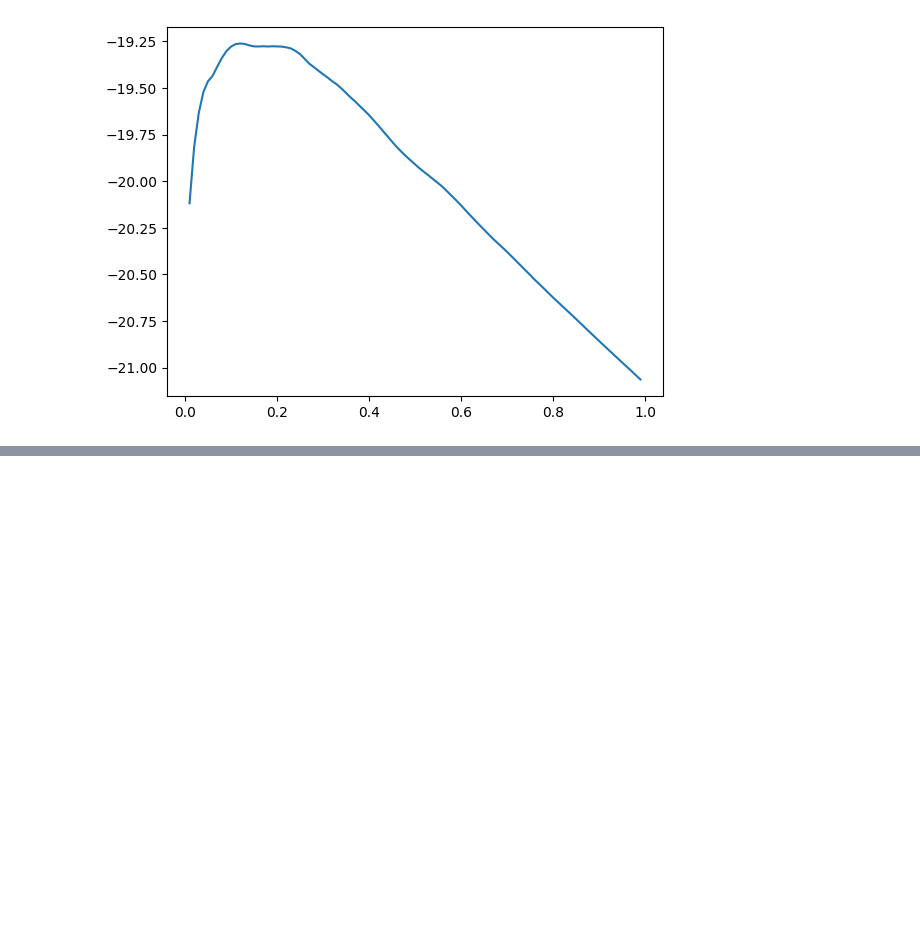
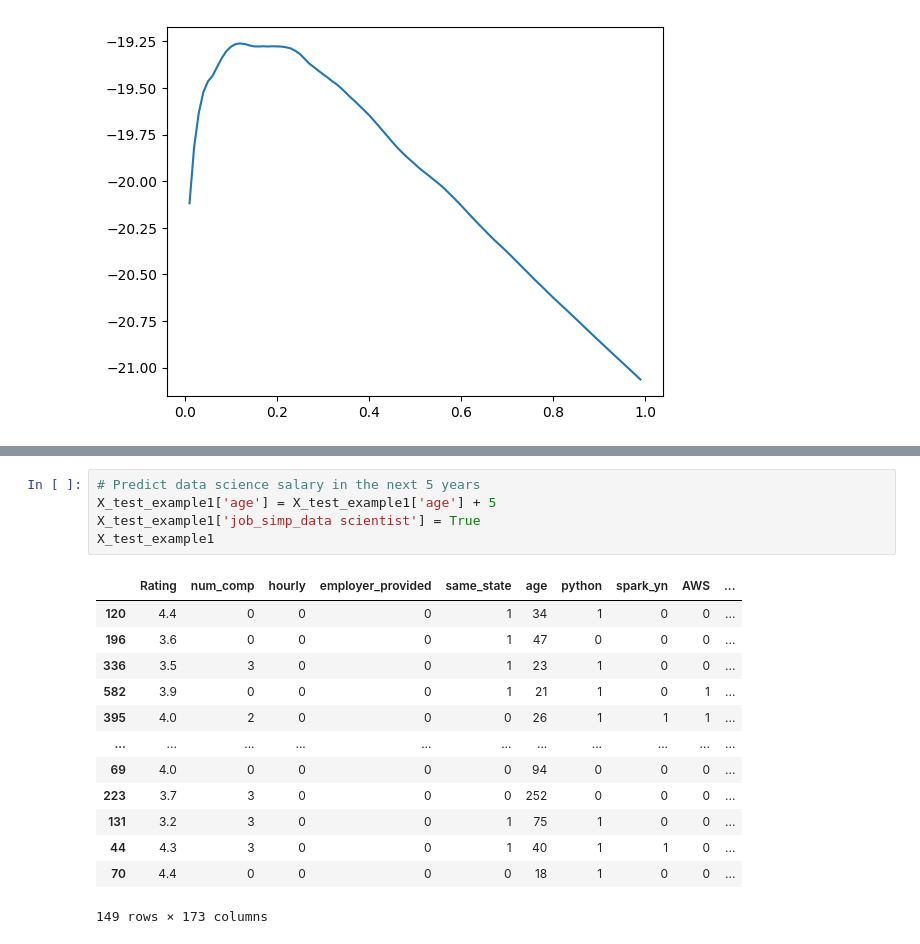
Before and after one commit to georgeedgar00/LHL-Final-Project, a Jupyter notebook: model_building.ipynb, the cells around one changed output, grey strips where cells are left out. Drawn from its saved outputs; the diff is of its cells as text; blank space fills up the shorter version.

```diff
--- a/model_building.ipynb
+++ b/model_building.ipynb
@@ -245,0 +216,19 @@ result_df.to_csv('predict1.csv', index = False)
+# %%
+# Predict data science salary in the next 5 years
+X_test_example1['age'] = X_test_example1['age'] + 5
+X_test_example1['job_simp_data scientist'] = True
+X_test_example1
+# %% [output]
+|  | Rating | num_comp | hourly | employer_provided | same_state | age | python | spark_yn | AWS | ... |
+| 120 | 4.4 | 0 | 0 | 0 | 1 | 34 | 1 | 0 | 0 | ... |
+| 196 | 3.6 | 0 | 0 | 0 | 1 | 47 | 0 | 0 | 0 | ... |
+| 336 | 3.5 | 3 | 0 | 0 | 1 | 23 | 1 | 0 | 0 | ... |
+| 582 | 3.9 | 0 | 0 | 0 | 1 | 21 | 1 | 0 | 1 | ... |
+| 395 | 4.0 | 2 | 0 | 0 | 0 | 26 | 1 | 1 | 1 | ... |
+| ... | ... | ... | ... | ... | ... | ... | ... | ... | ... | ... |
+| 69 | 4.0 | 0 | 0 | 0 | 0 | 94 | 0 | 0 | 0 | ... |
+| 223 | 3.7 | 3 | 0 | 0 | 0 | 252 | 0 | 0 | 0 | ... |
+| 131 | 3.2 | 3 | 0 | 0 | 1 | 75 | 1 | 0 | 0 | ... |
+| 44 | 4.3 | 3 | 0 | 0 | 1 | 40 | 1 | 1 | 0 | ... |
+| 70 | 4.4 | 0 | 0 | 0 | 0 | 18 | 1 | 0 | 0 | ... |
+149 rows × 173 columns
```
Also changed, not shown: parts of 23 cells of this notebook, 10 other files.
